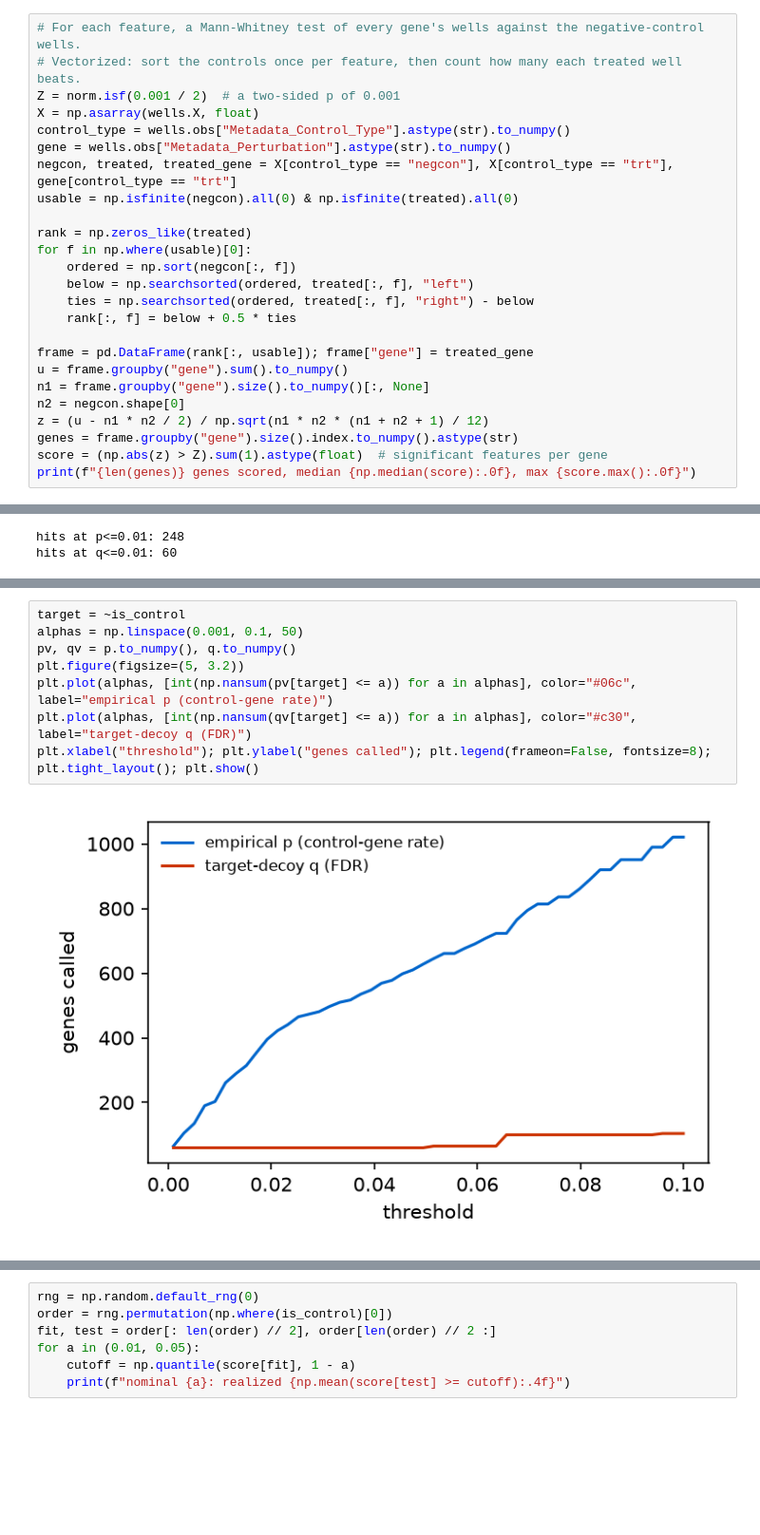
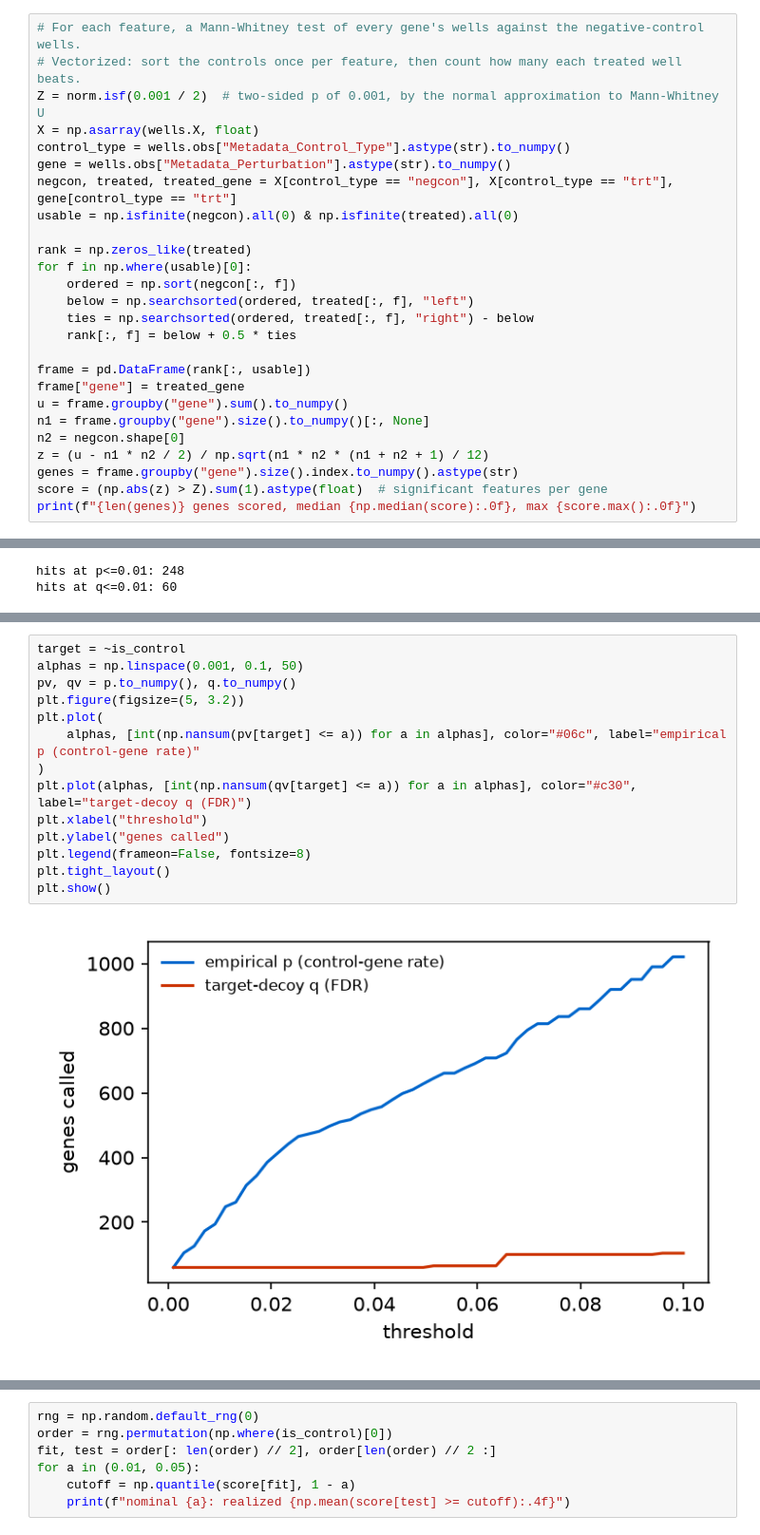
Before and after one commit to scverse/mantispy, a Jupyter notebook: docs/case_studies/empirical_fdr.ipynb, the cells around one changed output, grey strips where cells are left out. Shown at 95% size. Drawn from its saved outputs; the diff is of its cells as text; blank space fills up the shorter version.

```diff
--- a/docs/case_studies/empirical_fdr.ipynb
+++ b/docs/case_studies/empirical_fdr.ipynb
@@ -24,7 +24,7 @@ The score is how many features separate a gene's wells from the negative control
 # %%
 # For each feature, a Mann-Whitney test of every gene's wells against the negative-control wells.
 # Vectorized: sort the controls once per feature, then count how many each treated well beats.
-Z = norm.isf(0.001 / 2)  # a two-sided p of 0.001
+Z = norm.isf(0.001 / 2)  # two-sided p of 0.001, by the normal approximation to Mann-Whitney U
 X = np.asarray(wells.X, float)
 control_type = wells.obs["Metadata_Control_Type"].astype(str).to_numpy()
 gene = wells.obs["Metadata_Perturbation"].astype(str).to_numpy()
@@ -38,7 +38,8 @@ for f in np.where(usable)[0]:
     ties = np.searchsorted(ordered, treated[:, f], "right") - below
     rank[:, f] = below + 0.5 * ties
 
-frame = pd.DataFrame(rank[:, usable]); frame["gene"] = treated_gene
+frame = pd.DataFrame(rank[:, usable])
+frame["gene"] = treated_gene
 u = frame.groupby("gene").sum().to_numpy()
 n1 = frame.groupby("gene").size().to_numpy()[:, None]
 n2 = negcon.shape[0]
@@ -97,11 +130,17 @@ The q-value is a target-decoy false discovery rate. At a gene's score it weighs
 # %%
 target = ~is_control
 alphas = np.linspace(0.001, 0.1, 50)
 pv, qv = p.to_numpy(), q.to_numpy()
 plt.figure(figsize=(5, 3.2))
-plt.plot(alphas, [int(np.nansum(pv[target] <= a)) for a in alphas], color="#06c", label="empirical p (control-gene rate)")
+plt.plot(
+    alphas, [int(np.nansum(pv[target] <= a)) for a in alphas], color="#06c", label="empirical p (control-gene rate)"
+)
 plt.plot(alphas, [int(np.nansum(qv[target] <= a)) for a in alphas], color="#c30", label="target-decoy q (FDR)")
-plt.xlabel("threshold"); plt.ylabel("genes called"); plt.legend(frameon=False, fontsize=8); plt.tight_layout(); plt.show()
+plt.xlabel("threshold")
+plt.ylabel("genes called")
+plt.legend(frameon=False, fontsize=8)
+plt.tight_layout()
+plt.show()
 # %% [output]
-[figure, old version]
+[figure, new version]
 # %% [markdown]
```
Also changed, not shown: parts of 14 cells of this notebook, 5 other files.
